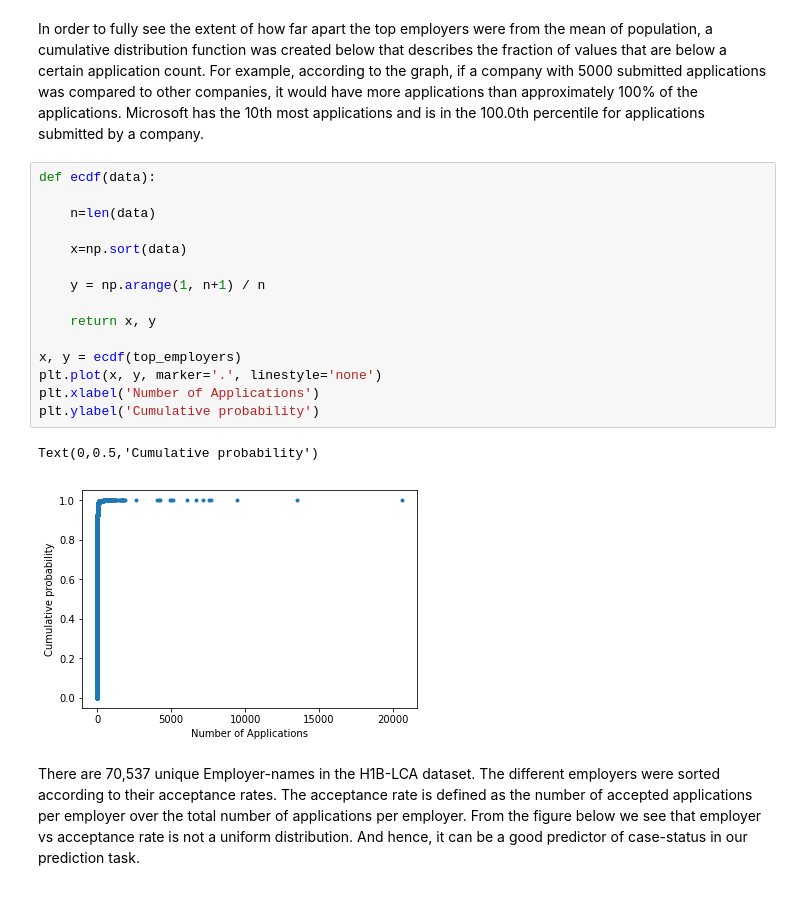
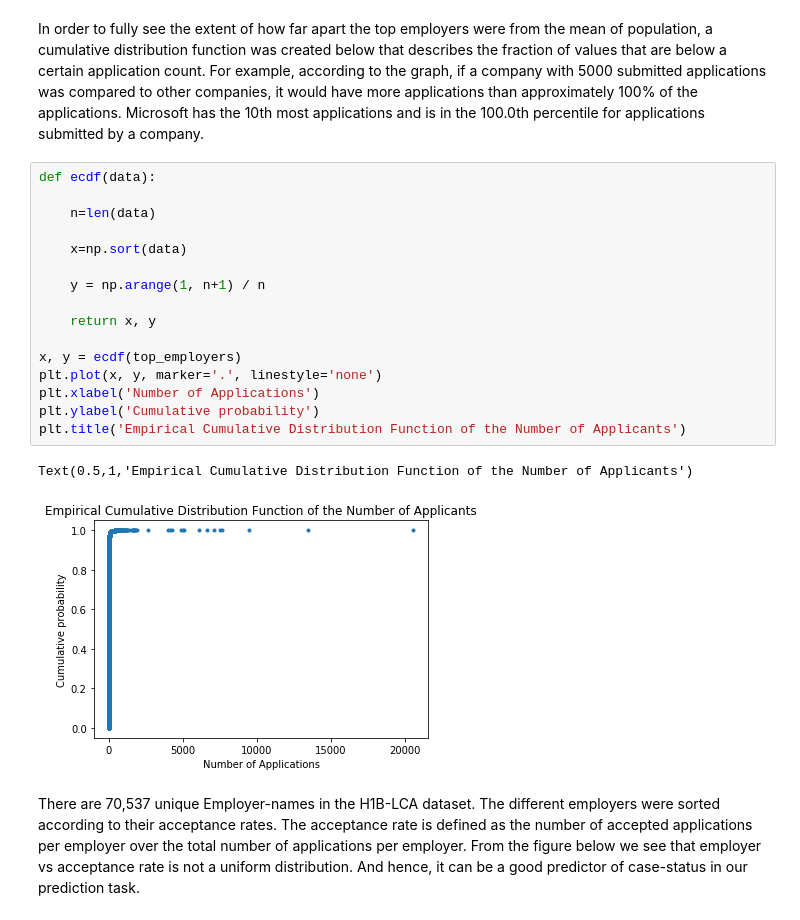
Before and after one commit to sopaturi/Springboard, a Jupyter notebook: Capstone Project/Capstone Project-EDA.ipynb, the cells around one changed output. Saved outputs shown, nothing was run; the diff lists cells and outputs as text.

```diff
--- a/Capstone Project/Capstone Project-EDA.ipynb
+++ b/Capstone Project/Capstone Project-EDA.ipynb
@@ -144,21 +144,22 @@ In order to fully see the extent of how far apart the top employers were from th
 # %%
 def ecdf(data):
 
     n=len(data)
 
     x=np.sort(data)
 
     y = np.arange(1, n+1) / n
 
     return x, y
 
 x, y = ecdf(top_employers)
 plt.plot(x, y, marker='.', linestyle='none')
 plt.xlabel('Number of Applications')
 plt.ylabel('Cumulative probability')
+plt.title('Empirical Cumulative Distribution Function of the Number of Applicants')
 # %% [output]
-Text(0,0.5,'Cumulative probability')
+Text(0.5,1,'Empirical Cumulative Distribution Function of the Number of Applicants')
-[figure, old version]
+[figure, new version]
 # %% [markdown]
 There are 70,537 unique Employer-names in the H1B-LCA dataset. The different employers  were sorted according to their acceptance rates.  The acceptance rate is defined as the number of accepted applications per employer over the total number of applications per employer.  From the figure below we see that employer vs acceptance rate is not a uniform distribution.  And hence, it can be a good predictor of case-status in our prediction task.
 # %%
```
Also changed, not shown: parts of 25 cells of this notebook.
